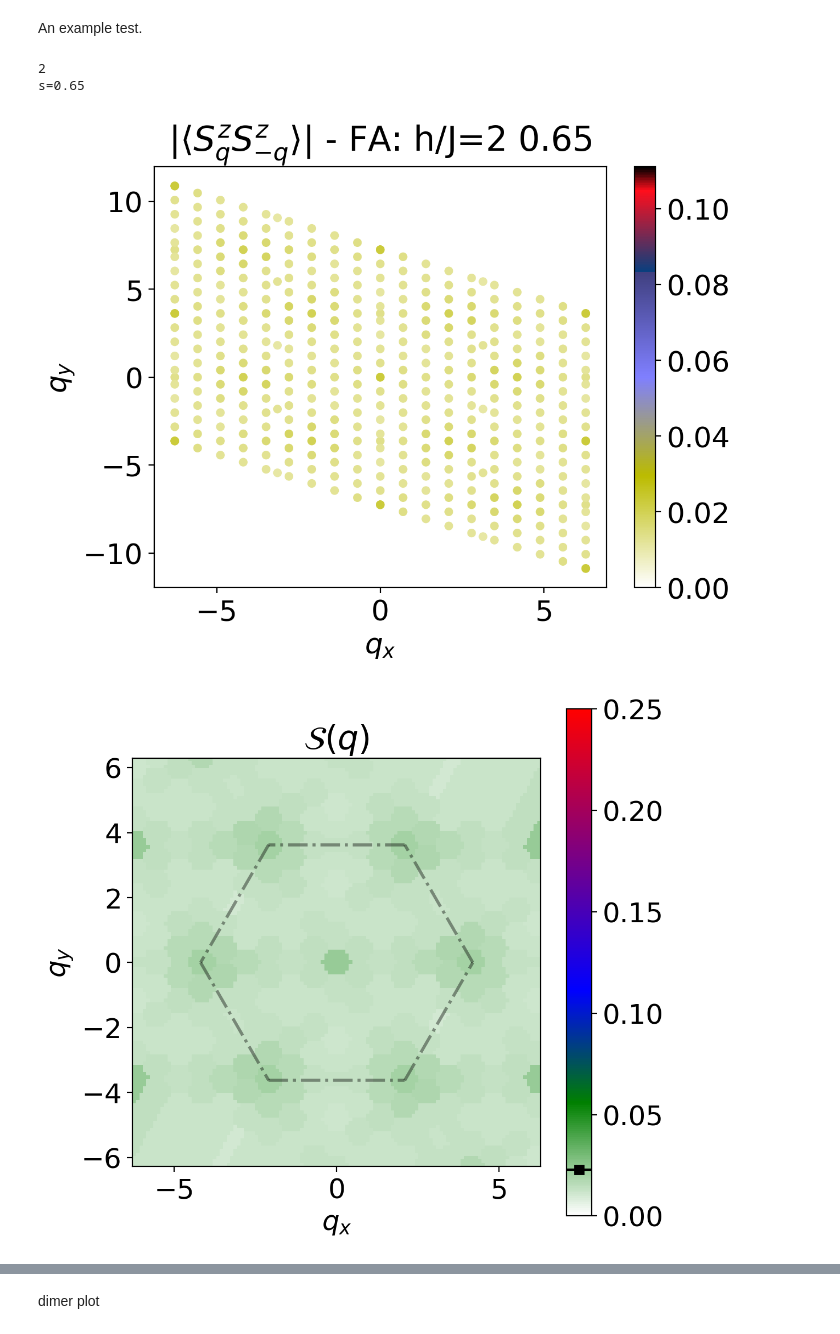
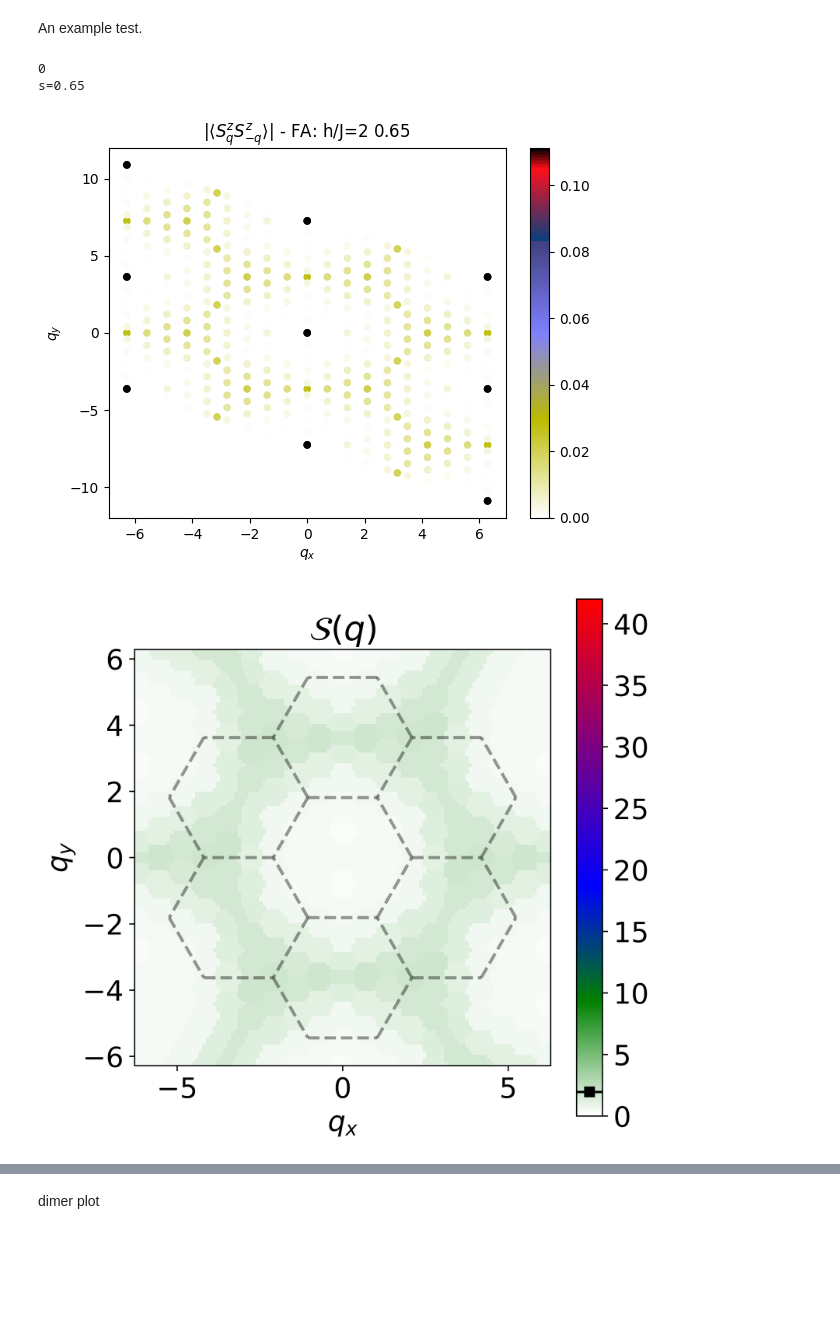
Before and after one commit to vdrouint/d-wave-other, a Jupyter notebook: kagome-tfim/processing/plot_FT.ipynb, the cells around one changed output, grey strips where cells are left out. Saved outputs shown, nothing was run; the diff lists cells and outputs as text; code cells hidden in the pictures; blank space fills up the shorter version.

Commit message:
plotting of various quantities

```diff
--- a/kagome-tfim/processing/plot_FT.ipynb
+++ b/kagome-tfim/processing/plot_FT.ipynb
@@ -286,26 +284,28 @@ plt.grid()
 # slist = ['s=s=0.2', 's=s=0.7']
 
 # change the folder!!
-where_to_save = "../../data_prathus_runs/processedFT2/"
+# where_to_save = "../../data_prathus_runs/processedFT2/"
+where_to_save = "../../data_prathus_runs/processedFT_bulk/"
 hoverJ_apq = ['0', '1', '2', '3', '4']
 slist = ['s=0.15', 's=0.65']
 # %% [markdown]
 An example test.
 # %%
-tag1 = hoverJ_apq[2]
+tag1 = hoverJ_apq[0]
 print(tag1)
 # tag2 = 's=s=0.2'
 tag2 = slist[1]
 print(tag2)
 
-# file_name = where_to_save + "3D_FT_h=" + tag1 + "_" + tag2 + ".hdf5"
-file_name = where_to_save + "dimer_FT_h=" + tag1 + "_" + tag2 + ".hdf5"
+file_name = where_to_save + "3D_FT_h=" + tag1 + "_" + tag2 + ".hdf5"
+# file_name = where_to_save + "dimer_FT_h=" + tag1 + "_" + tag2 + ".hdf5"
 data = h5py.File(file_name, 'r')
 
 # kx_vals = data['kx']
 # ky_vals = data['ky']
 total_K = data['total_K']
 finalSQ_spin = np.absolute(data['avg_sigmasigma'])
+# finalSQ_spin = np.real(data['avg_sigma'])
 
 # kx_vals_line = data2['kx']
 # ky_vals_line = data2['ky']
@@ -318,7 +318,7 @@ finalSQ_spin = np.absolute(data['avg_sigmasigma'])
 # total_K = data2['total_K']
 # finalSQ_spin_line = np.absolute(data2['avg_sigmasigma'])
 # %% [output]
-2
+0
 s=0.65
 # %%
 norm = plt.Normalize(0,(1/3)**2)
@@ -342,21 +342,22 @@ plt.title(r'$S(q)$, with 1st Brillouin Zone')
 plt.title(r'$|\langle S^z_q S^z_{-q} \rangle |$' + " - FA: h/J=" + tag1 + " " + tag2[2:]);
 plt.show()
 # %% [output]
-[figure, old version]
+[figure, new version]
 # %%
 from scipy.interpolate import griddata
+
 nk_init = 30
 xlim = np.linspace(-2*np.pi, 2*np.pi, 4*(nk_init - 1) + 1)
 ylim = np.linspace(-2*np.pi, 2*np.pi, 4*(nk_init - 1) + 1)
 #xlim = np.hstack((np.linspace(-2*np.pi, -0.5, 50), np.linspace(0.5, 2*np.pi, 50)))
 #ylim = np.hstack((np.linspace(-2*np.pi, -0.5, 50), np.linspace(0.5, 2*np.pi, 50)))
 grid_x, grid_y = np.meshgrid(xlim, ylim, indexing='ij')
-points = np.multiply(2,total_K)
-values = finalSQ_spin
+points = total_K
+values = 168*finalSQ_spin
 grid_z0 = griddata(points, values, (grid_x, grid_y), method='nearest')
 #possible methods: nearest, square, cubic
 
-plt.rcParams['figure.dpi'] = 200
+plt.rcParams['figure.dpi'] = 600
 plt.rcParams.update({'font.size':18})
 plt.figure(figsize=(7,5))
 
@@ -365,37 +366,77 @@ plt.figure(figsize=(7,5))
 #plt.imshow(func(grid_x, grid_y).T, extent=(0, 1, 0, 1), origin='lower')
 #plt.plot(points[:, 0], points[:, 1], 'k.', ms=1)   # data
 #plt.title('Original')
 extent_plot = (-2*np.pi, 2*np.pi, -2*np.pi, 2*np.pi)
 
 # cvals  = [0.,(1/3)**2 /3, (1/3)**2 * 2/3, (1/3)**2, (1/2)**2]
 # colors = ["white", "yellow","orange","red","green"]
-cvals  = [0.,(1/3)**2 /2,  (1/3)**2, (1/2)**2]
+cvals  = 168*np.array([0.,(1/3)**2 /2,  (1/3)**2, (1/2)**2])
 colors = ["white", "green","blue","red"]
 norm=plt.Normalize(min(cvals),max(cvals))
 tuples = list(zip(map(norm,cvals), colors))
 cmap = mpl.colors.LinearSegmentedColormap.from_list("", tuples)
 
 # norm = plt.Normalize(0,(1/2)**2)
 # cmap = plt.cm.get_cmap('gist_stern_r')
 
 plt.imshow(grid_z0.T, extent=extent_plot, origin='lower', cmap = cmap, norm = norm)
 # plt.title('Nearest Interpolation of S(q) for Triangle OP')
-plt.title(r'$\mathcal{S}(q)$')
+plt.title(r'$\mathcal{S}({q})$')
 cb = plt.colorbar()
 cb.ax.plot(0.5, np.max(grid_z0), 's', color = 'black') # my data is between 0 and 1
 cb.ax.plot([0,1], [np.max(grid_z0)]*2, '-', color = 'black') # my data is between 0 and 1
 
-plt.xlabel(r'$q_x$')
-plt.ylabel(r'$q_y$')
+plt.xlabel(r'${q}_x$')
+plt.ylabel(r'${q}_y$')
 theta_list = [2*np.pi*i/6 for i in range(7)]
-lside = 4*np.pi/3
+edges_done = []
+lside = 4*np.pi/3 /2
 for j in range(6):
-    plt.plot([lside*np.cos(theta_list[j]), lside*np.cos(theta_list[j+1])], [lside*np.sin(theta_list[j]), lside*np.sin(theta_list[j+1])], 'k-.', lw=2, alpha = 0.4)
+    edges_done.append([[lside*np.cos(theta_list[j]), lside*np.cos(theta_list[j+1])], [lside*np.sin(theta_list[j]), lside*np.sin(theta_list[j+1])]])
+    # plt.plot([lside*np.cos(theta_list[j]), lside*np.cos(theta_list[j+1])], [lside*np.sin(theta_list[j]), lside*np.sin(theta_list[j+1])], 'k-.', lw=2, alpha = 0.4)
+shift_side = 2*lside*np.cos(2*np.pi/12)
+phi_list = [2*np.pi*i/6 + 2*np.pi/12 for i in range(7)]
+
+for k in range(6):
+    xcenter = shift_side*np.cos(phi_list[k])
+    ycenter = shift_side*np.sin(phi_list[k])
+    for j in range(6):
+        # plt.plot(
+        #     [xcenter + lside*np.cos(theta_list[j]), xcenter + lside*np.cos(theta_list[j+1])],
+        #     [ycenter + lside*np.sin(theta_list[j]), ycenter + lside*np.sin(theta_list[j+1])],
+        #     'k--', lw=2, alpha = 0.4)
+        edges_done.append([[xcenter + lside*np.cos(theta_list[j]), xcenter + lside*np.cos(theta_list[j+1])],
+            [ycenter + lside*np.sin(theta_list[j]), ycenter + lside*np.sin(theta_list[j+1])]])
+
+edges_done = np.array(edges_done)
+distances = np.zeros((len(edges_done), len(edges_done)), dtype = int)
+remove_pairs = []
+for i in range(len(edges_done)):
+    for j in range(len(edges_done)):
+        if j != i:
+            val1 = np.allclose(np.flip(edges_done[i], axis=1), edges_done[j])
+            val2 = np.allclose(edges_done[i], edges_done[j])
+            val3 = np.allclose(np.flip(edges_done[j], axis=1), edges_done[i])
+            val4 = np.allclose(np.flip(edges_done[i], axis=1), np.flip(edges_done[j], axis=1))
+            # print(val1)
+            if val1 or val2 or val3 or val4:
+                val_app = [i,j]
+                remove_pairs.append([*set(val_app)])
+                distances[i,j] = 1
+
+for k in range(len(edges_done)):
+    if k not in np.unique(remove_pairs, axis = 0)[:,1]:
+        plt.plot(
+            edges_done[k][0],
+            edges_done[k][1],
+            'k--', lw=2, alpha = 0.4)
+
+
 
 #total_K_again, kx, ky = path_Kagome(11)
 #for i in range(20):
 #    plt.scatter(*total_K_again[i], color = 'black', s = 5)
 plt.gcf().set_size_inches(6, 6)
 plt.show()
 # %% [output]
-[figure, old version]
+[figure, new version]
```
Also changed, not shown: parts of 10 cells of this notebook, 6 other files.
